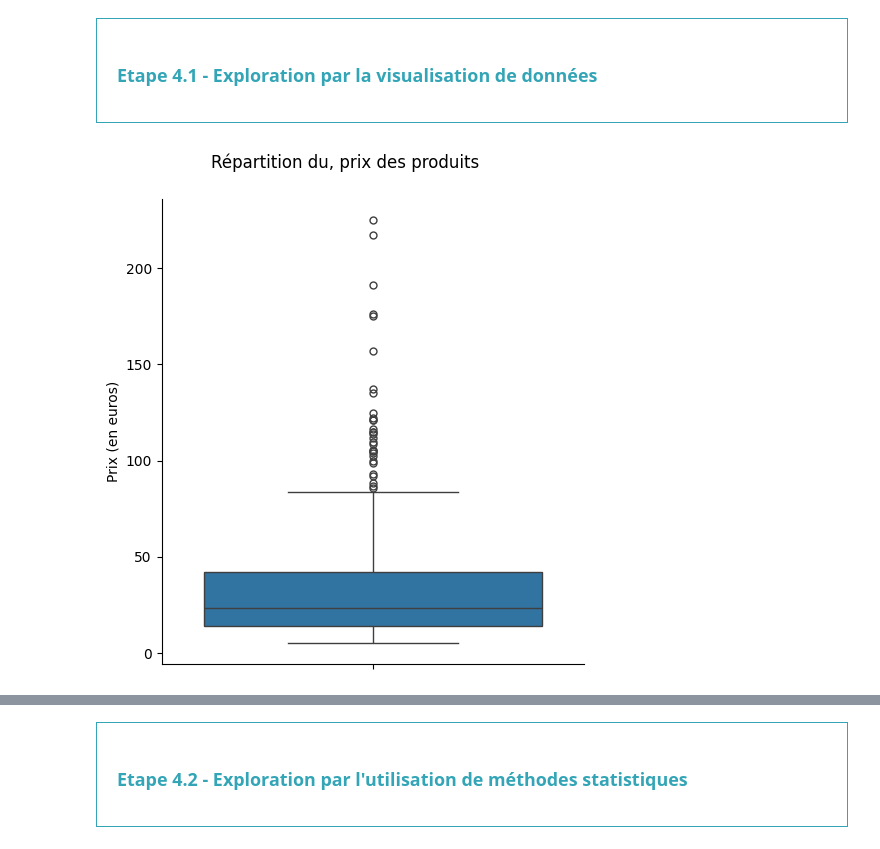
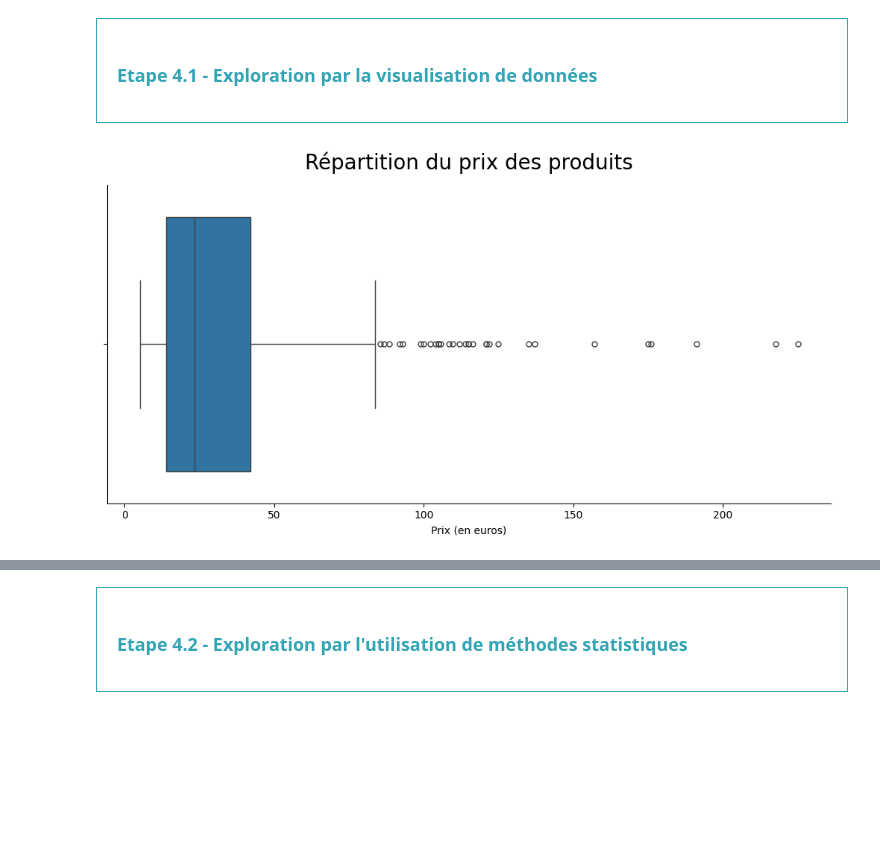
Before and after one commit to Nasus-Stackman/Data_projet6, a Jupyter notebook: projet6_open.ipynb, the cells around one changed output, grey strips where cells are left out. Cells and saved outputs as stored; diff of their text form; code cells hidden in the pictures; blank space fills up the shorter version.

```diff
--- a/projet6_open.ipynb
+++ b/projet6_open.ipynb
@@ -278,8 +278,8 @@ Différents prix inférieurs à 0 :
  -8.0
  -9.1
 # %%
-#Transforùation des valeurs négatives en positives
-df_erp.loc[df_erp['price']<0, "price"] = -df_erp['price']
+#Transformation des valeurs négatives en positives
+df_erp.loc[df_erp['price']<0, "price"] = df_erp.loc[df_erp['price']<0, "price"].abs()
 df_erp.loc[[151, 469, 739]]
 # %% [output]
 |  | product_id | onsale_web | price | stock_quantity | stock_status | purchase_price | stock_status_2 |
@@ -493,7 +495,7 @@ Index(['tax_class', 'post_content', 'post_password', 'post_content_filtered'], d
 #Je supprime les 16 colonnes concernées
 cols_to_drop = (
     list(df_web.columns[1:5]) +
-    list(df_web.columns[7:9]) +
+    list(df_web.columns[6:8]) +
     [df_web.columns[11]] +
     list(df_web.columns[15:19]) +
     list(df_web.columns[22:24]) +
@@ -501,3 +503,4 @@ cols_to_drop = (
     list(df_web.columns[27:29])
 )
 df_web = df_web.drop(cols_to_drop, axis=1)
+df_web.columns
@@ -661,7 +671,7 @@ dupli_skus = df_web[df_web.duplicated(subset='sku', keep=False)]['sku']
 
 # Garder toutes les lignes où
 # - soit le SKU n'est pas dupliqué
-# - soit le SKU est dupliqué ET post_type == 'attachment'
+# - soit le SKU est dupliqué ET post_type == 'product'
 df_web_filtered = df_web[(~df_web['sku'].isin(dupli_skus)) |
-                     ((df_web['sku'].isin(dupli_skus)) & (df_web['post_type'] == 'attachment'))]
+                     ((df_web['sku'].isin(dupli_skus)) & (df_web['post_type'] == 'product'))]
 # %%
@@ -967,12 +1066,12 @@ df_data[doublons_df_data2]
 </div>
 # %%
 #Création d'une boîte à moustache de la répartition des prix grâce à Pandas
-g = sns.catplot(data=df_data, y='price', kind='box')
-g.fig.suptitle("Répartition du, prix des produits", y=1.06)
-g.set(ylabel ="Prix (en euros)")
+g = sns.catplot(data=df_data, x='price', kind='box', aspect=2)
+g.fig.suptitle("Répartition du prix des produits", y=1.06, fontsize=20)
+g.set(xlabel ="Prix (en euros)")
 plt.show()
 # %% [output]
-[figure, old version]
+[figure, new version]
 # %%
 #Autre méthode avec plotly express
 # Création de la boîte à moustaches interactive avec Plotly
```
Also changed, not shown: parts of 63 cells of this notebook.
